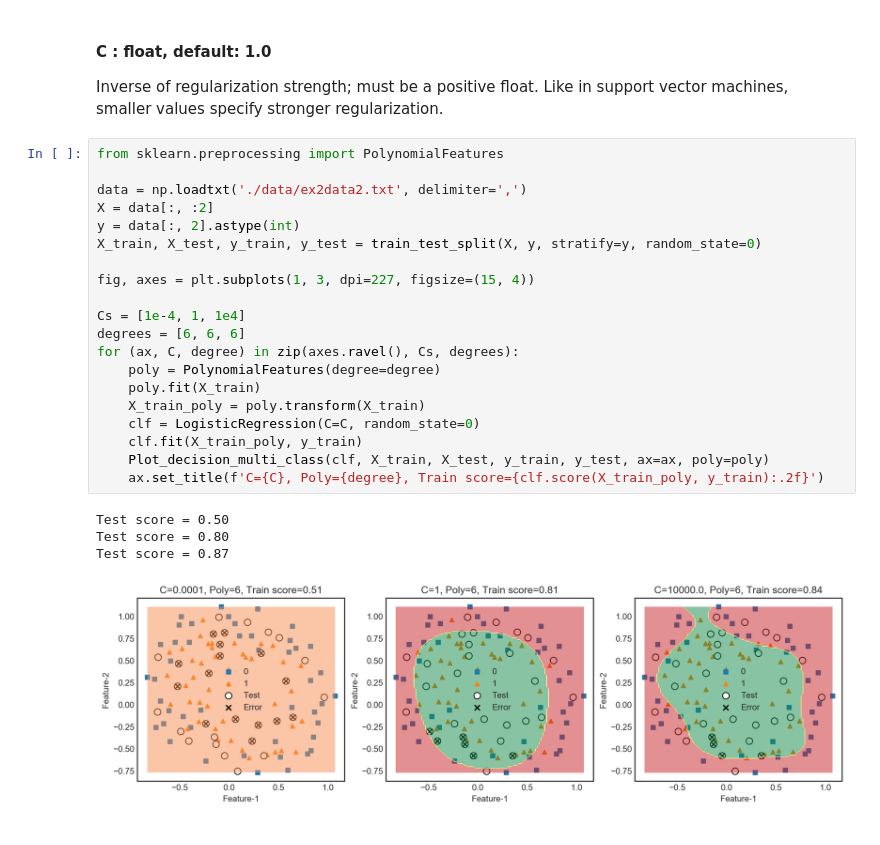
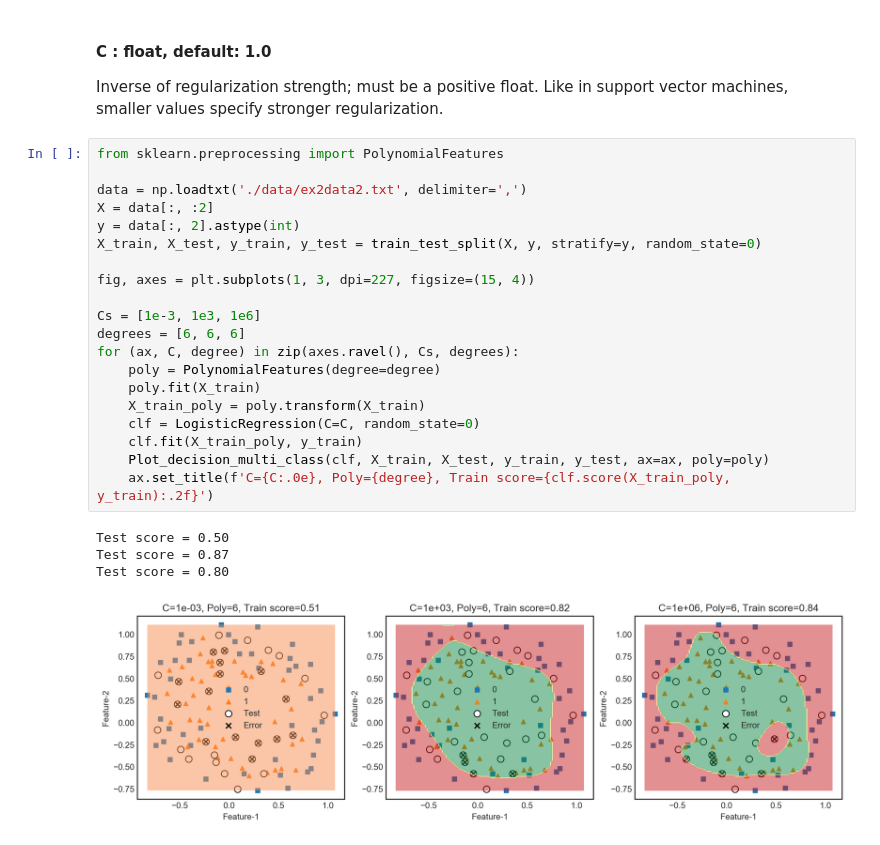
Before and after one commit to d823944/AI-FIP-Training, a Jupyter notebook: Machine Learning/01-4. LogisticRegression_advanced.ipynb, the cells around one changed output. Saved outputs shown, nothing was run; the diff lists cells and outputs as text.

```diff
--- a/Machine Learning/01-4. LogisticRegression_advanced.ipynb
+++ b/Machine Learning/01-4. LogisticRegression_advanced.ipynb
@@ -229,25 +253,25 @@ Inverse of regularization strength; must be a positive float. Like in support ve
 # %%
 from sklearn.preprocessing import PolynomialFeatures
 
 data = np.loadtxt('./data/ex2data2.txt', delimiter=',')
 X = data[:, :2]
 y = data[:, 2].astype(int)
 X_train, X_test, y_train, y_test = train_test_split(X, y, stratify=y, random_state=0)
 
 fig, axes = plt.subplots(1, 3, dpi=227, figsize=(15, 4))
 
-Cs = [1e-4, 1, 1e4]
+Cs = [1e-3, 1e3, 1e6]
 degrees = [6, 6, 6]
 for (ax, C, degree) in zip(axes.ravel(), Cs, degrees):
     poly = PolynomialFeatures(degree=degree)
     poly.fit(X_train)
     X_train_poly = poly.transform(X_train)
     clf = LogisticRegression(C=C, random_state=0)
     clf.fit(X_train_poly, y_train)
     Plot_decision_multi_class(clf, X_train, X_test, y_train, y_test, ax=ax, poly=poly)
-    ax.set_title(f'C={C}, Poly={degree}, Train score={clf.score(X_train_poly, y_train):.2f}')
+    ax.set_title(f'C={C:.0e}, Poly={degree}, Train score={clf.score(X_train_poly, y_train):.2f}')
 # %% [output]
 Test score = 0.50
+Test score = 0.87
 Test score = 0.80
-Test score = 0.87
-[figure, old version]
+[figure, new version]
```
Also changed, not shown: parts of 8 cells of this notebook, 1 other file.
